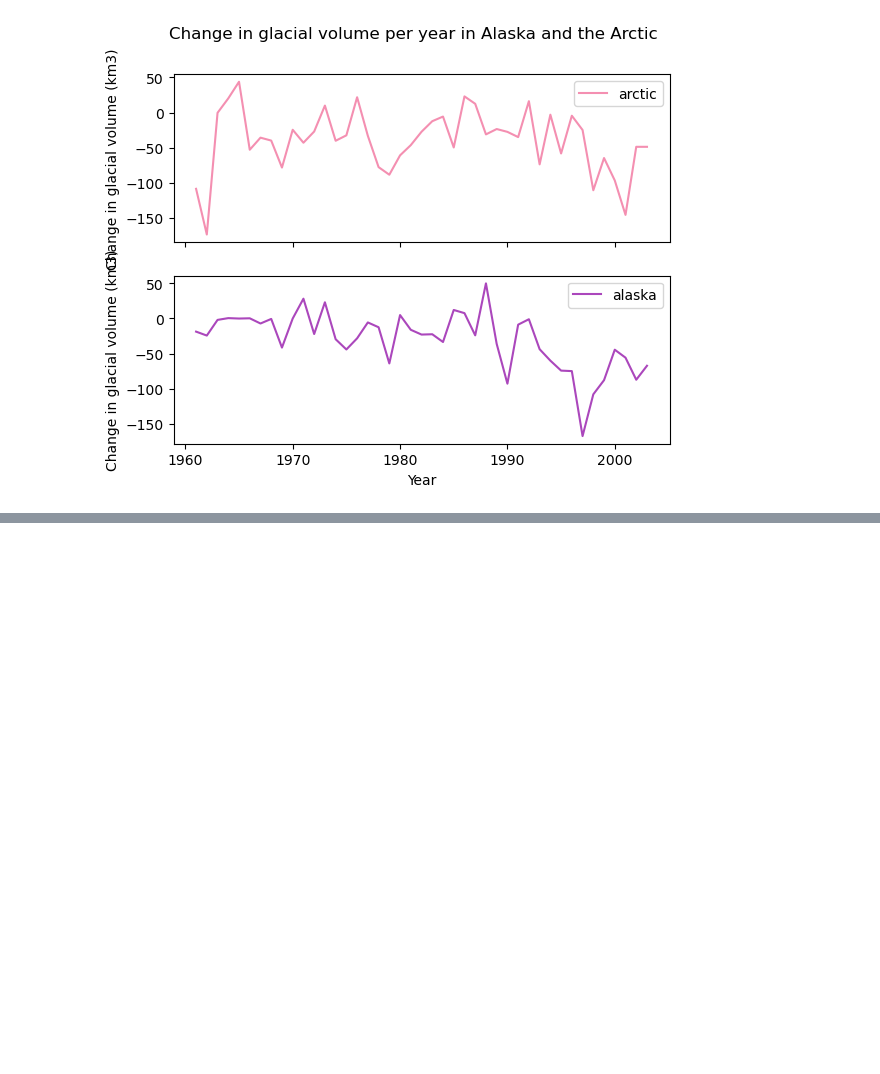
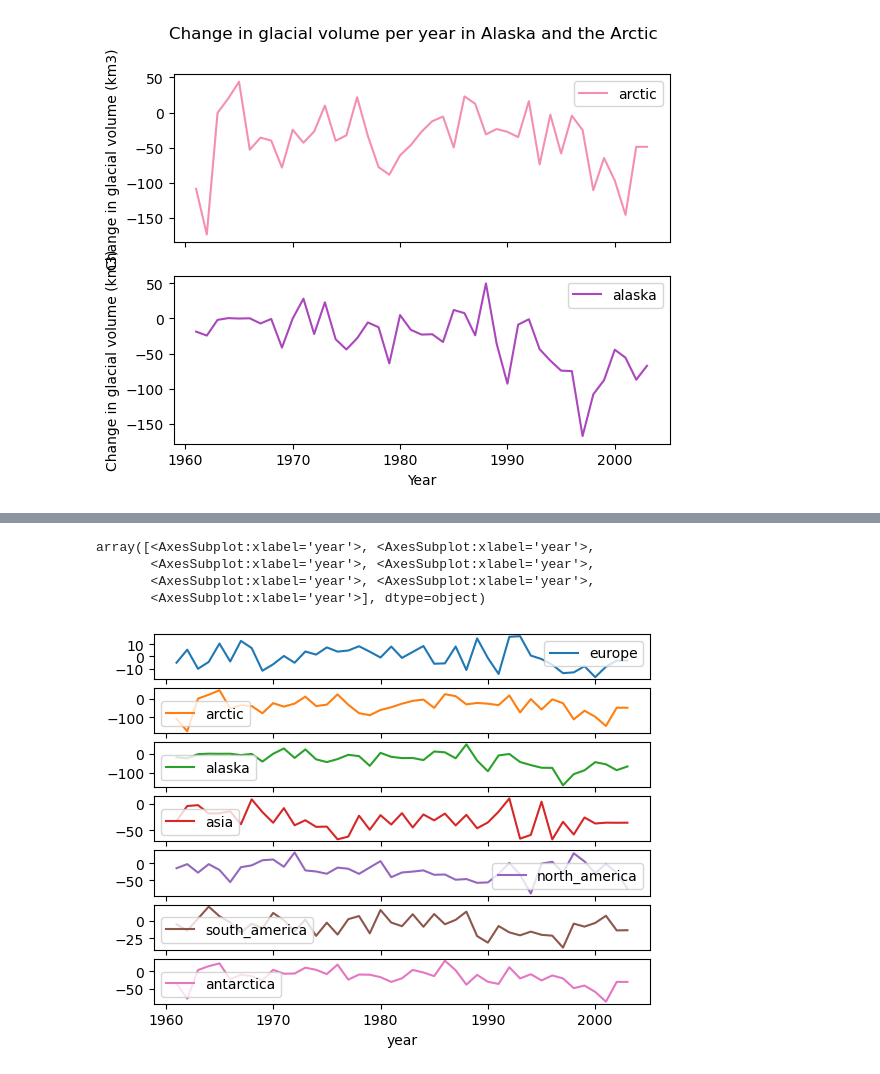
Before and after one commit to cnordheim-maestas/eds-220-lesson2-pandas, a Jupyter notebook: Lesson-4-plotting.ipynb, the cells around one changed output, grey strips where cells are left out. Saved outputs shown, nothing was run; the diff lists cells and outputs as text; code cells hidden in the pictures; blank space fills up the shorter version.

```diff
--- a/Lesson-4-plotting.ipynb
+++ b/Lesson-4-plotting.ipynb
@@ -107,0 +131,15 @@ array([<AxesSubplot:xlabel='Year', ylabel='Change in glacial volume (km3)'>,
+# %%
+# 2
+# We are calling the column names
+columns = df.loc[:,'europe': 'antarctica'].columns
+
+df.plot(x= 'year',
+        y=columns,
+        subplots=True
+)
+# %% [output]
+array([<AxesSubplot:xlabel='year'>, <AxesSubplot:xlabel='year'>,
+       <AxesSubplot:xlabel='year'>, <AxesSubplot:xlabel='year'>,
+       <AxesSubplot:xlabel='year'>, <AxesSubplot:xlabel='year'>,
+       <AxesSubplot:xlabel='year'>], dtype=object)
+[figure, added]
```
Also changed, not shown: parts of 31 cells of this notebook.
